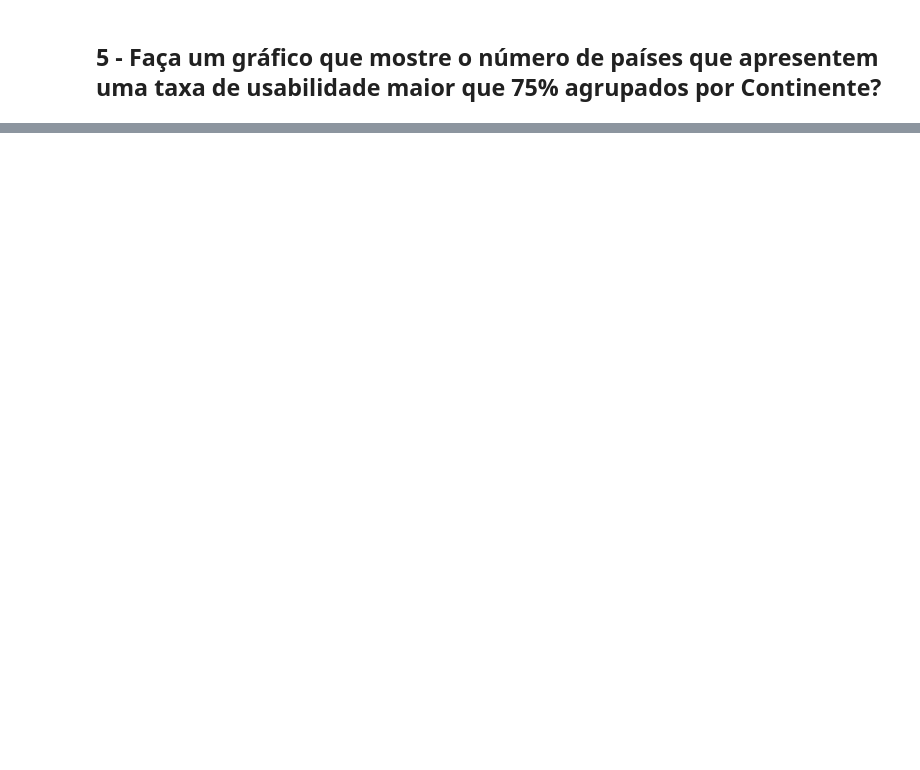
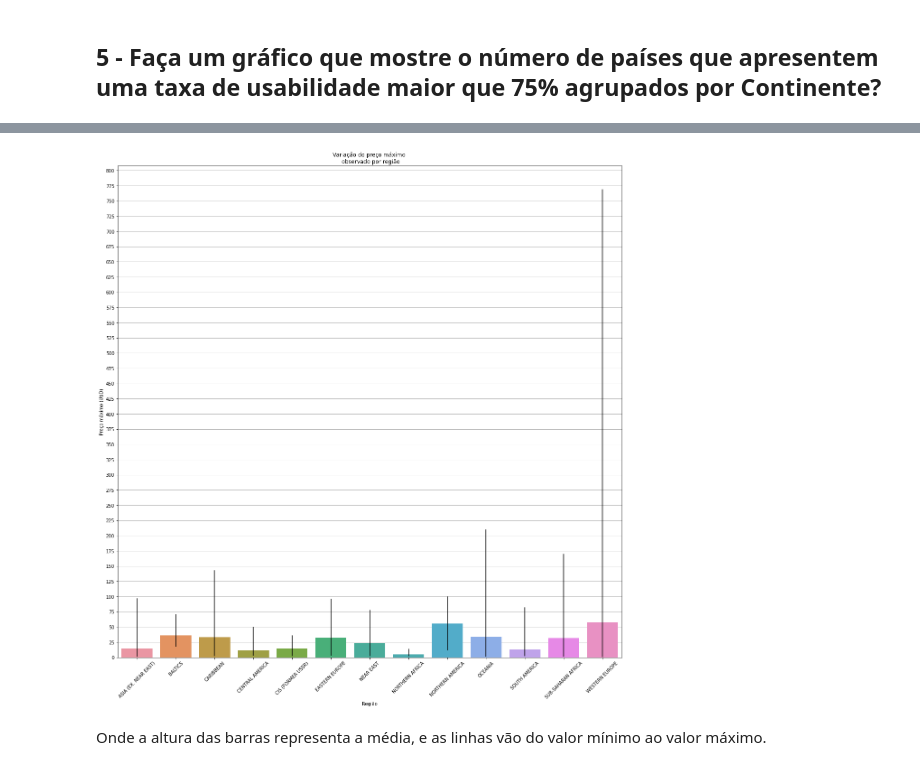
Before and after one commit to fernandops21/Case_Bibliotecas, a Jupyter notebook: main.ipynb, the cells around one changed output, grey strips where cells are left out. Cells and saved outputs as stored; diff of their text form; code cells hidden in the pictures; blank space fills up the shorter version.

```diff
--- a/main.ipynb
+++ b/main.ipynb
@@ -100,0 +99,3 @@ plt.show()
+# %%
+df1 = df1.assign(amplitude_preco = df1.max_price - df1.min_price)
+df1
@@ -100,0 +124,22 @@ plt.show()
+# %%
+df = df1.groupby("country_continental").mean()
+df_max_max = df1.groupby("country_continental").max()
+df_min_max = df1.groupby("country_continental").min()
+df = df.assign(max_max = df_max_max.max_price-df.max_price)
+df = df.assign(min_max = df.max_price-df_min_max.max_price)
+df = df.reset_index()
+#xerr = df[['min_max','max_max']].T.to_numpy()
+
+plt.figure(figsize=(20,20))
+sns.barplot(data=df,x="country_continental",y="max_price", yerr = df[['min_max','max_max']].T.values, zorder=2)
+plt.yticks(np.arange(0,801,25))
+plt.xticks(rotation=45)
+plt.grid(axis="y")
+plt.title('Variação do preço máximo \n observado por região')
+plt.ylabel('Preço máximo (U$D)')
+plt.xlabel('Região')
+plt.show()
+# %% [output]
+[figure, added]
+# %% [markdown]
+Onde a altura das barras representa a média, e as linhas vão do valor mínimo ao valor máximo.
```
Also changed, not shown: parts of 10 cells of this notebook.
